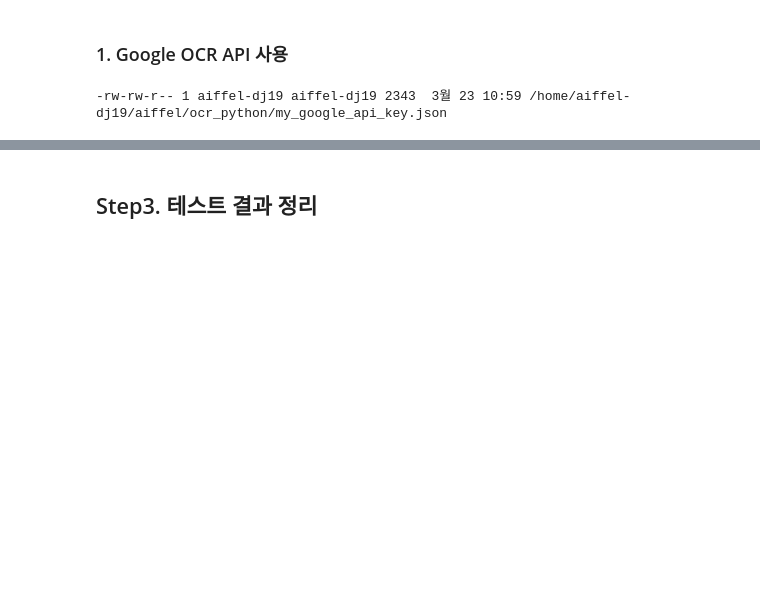
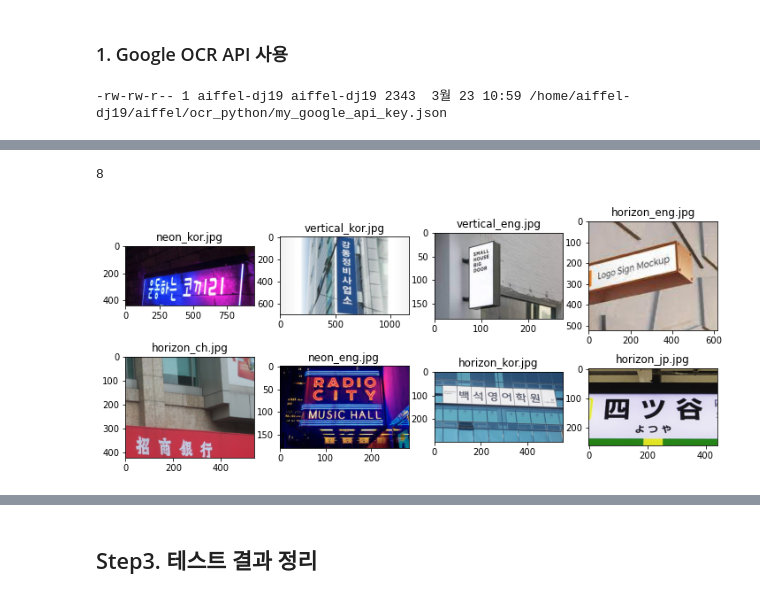
Before and after one commit to vg-rlo/aiffel-mini-projects, a Jupyter notebook: Exploration/API_ocr_recognition/[E-18]OcrModelComparison.ipynb, the cells around one changed output, grey strips where cells are left out. Cells and saved outputs as stored; diff of their text form; code cells hidden in the pictures; blank space fills up the shorter version.

```diff
--- a/Exploration/API_ocr_recognition/[E-18]OcrModelComparison.ipynb
+++ b/Exploration/API_ocr_recognition/[E-18]OcrModelComparison.ipynb
@@ -176,0 +227,6 @@ UnboundLocalError: local variable 'text' referenced before assignment
+# %%
+img_path_list = []
+
+for file in file_list:
+    img_path_list.append(img_path + file)
+img_path_list
@@ -176,0 +246,2 @@ UnboundLocalError: local variable 'text' referenced before assignment
+# %%
+images = [keras_ocr.tools.read(img) for img in img_path_list]
@@ -176,0 +255,16 @@ UnboundLocalError: local variable 'text' referenced before assignment
+# %%
+len(images)
+# %% [output]
+8
+# %%
+# 입력 적절히 잘 받았는지 확인
+fig = plt.figure(figsize = (12, 5))
+grid_row = 2
+
+for img in images: # images에서 image 하나씩 가져오기
+    idx = images.index(img)
+    ax = fig.add_subplot(grid_row,len(images)/grid_row, idx+1)
+    imgplot = plt.imshow(img)
+    ax.set_title(file_list[idx])
+# %% [output]
+[figure, added]
```
Also changed, not shown: parts of 45 cells of this notebook.
